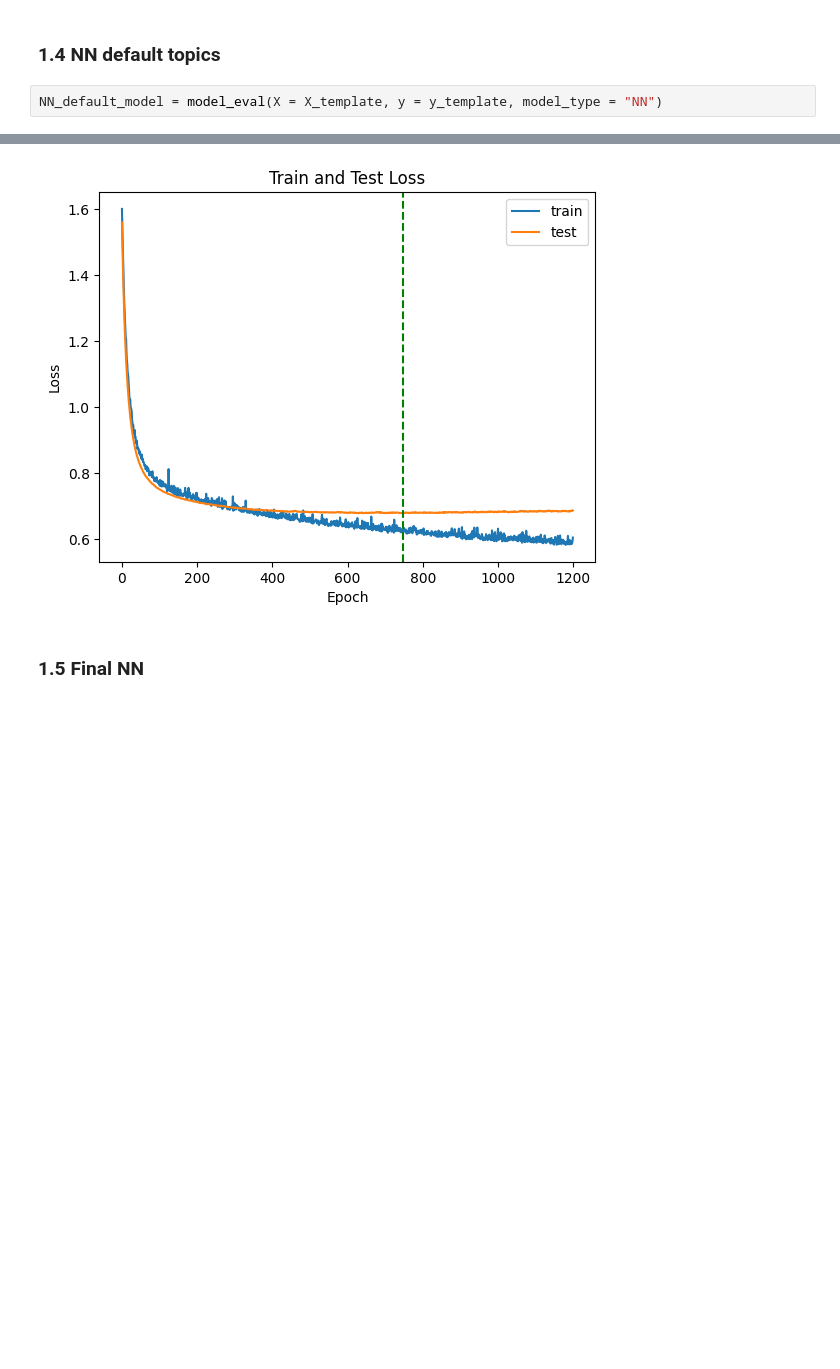
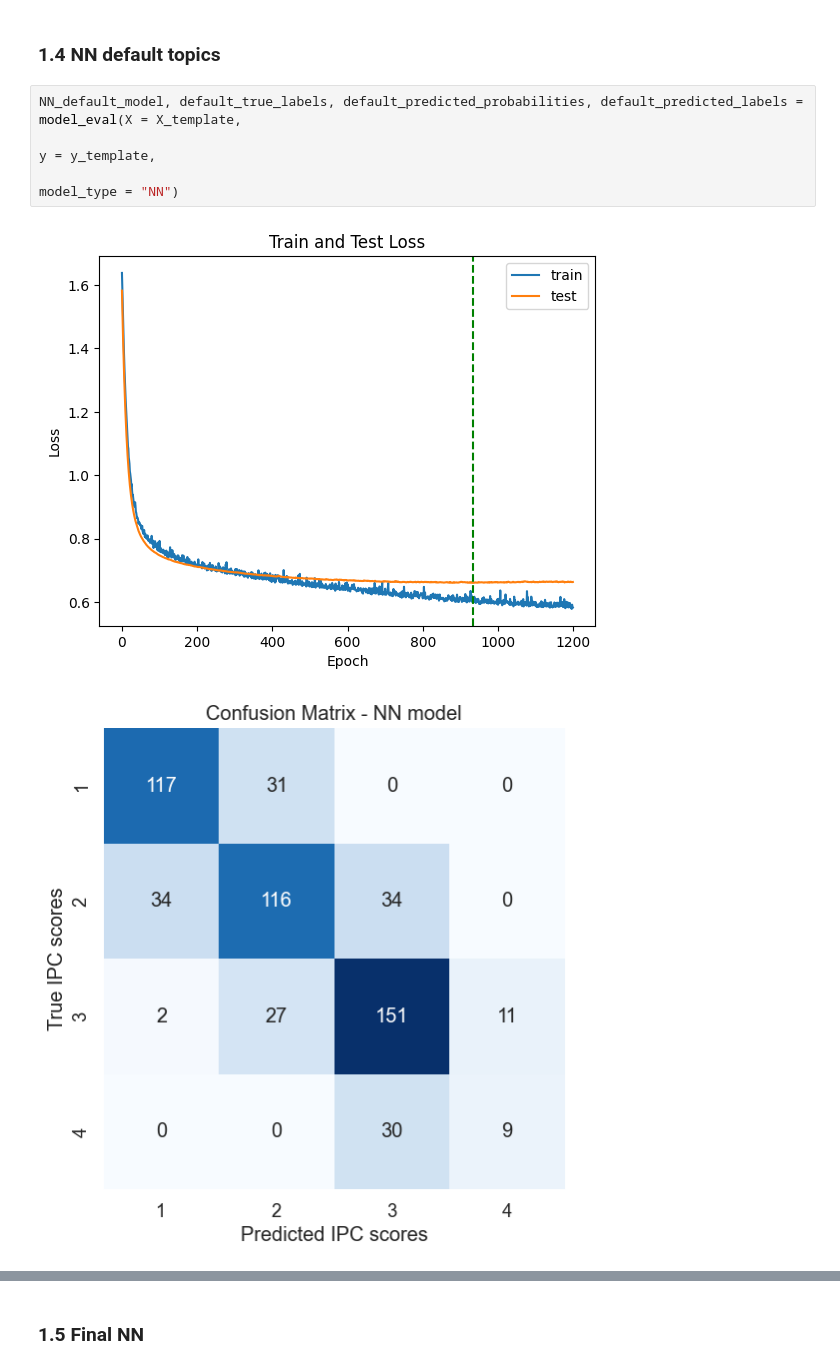
Before and after one commit to EKarasevnl/DC3-Group-13, a Jupyter notebook: src.ipynb, the cells around one changed output, grey strips where cells are left out. Saved outputs shown, nothing was run; the diff lists cells and outputs as text; blank space fills up the shorter version.

```diff
--- a/src.ipynb
+++ b/src.ipynb
@@ -34,5 +35,9 @@ xgboost_model = model_eval(X = X_improved, y = y_improved, model_type = "XGboost
 # %% [markdown]
 ### 1.4 NN default topics
 # %%
-NN_default_model = model_eval(X = X_template, y = y_template, model_type = "NN")
+NN_default_model, default_true_labels, default_predicted_probabilities, default_predicted_labels = model_eval(X = X_template,
+                                                                                                              y = y_template,
+                                                                                                              model_type = "NN")
 # %% [output]
+[figure, new version]
+[figure, added]
@@ -40,4 +47,3 @@ NN_default_model = model_eval(X = X_template, y = y_template, model_type = "NN")
-[figure, old version]
 # %% [markdown]
 ### 1.5 Final NN
 # %%
```
Also changed, not shown: parts of 5 cells of this notebook, 5 other files.
